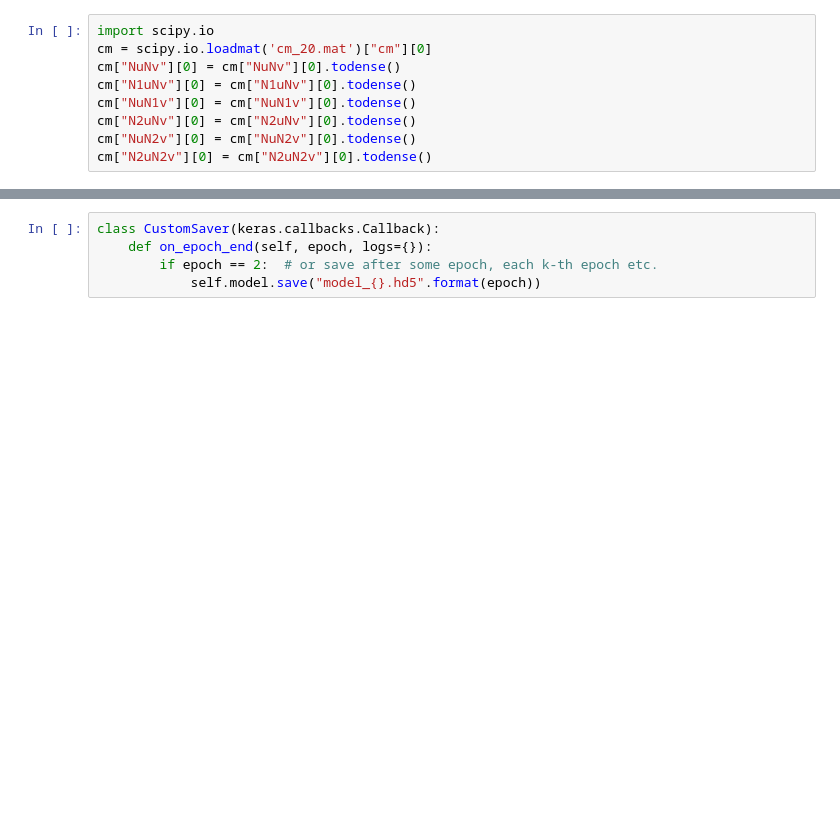
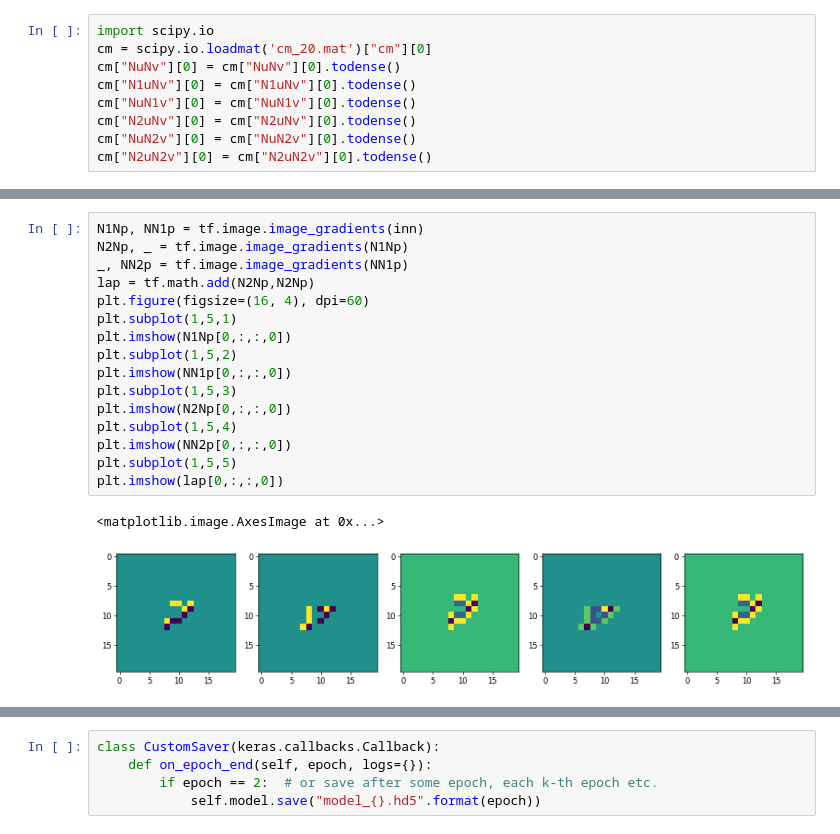
Before and after one commit to kuanrenqian/RecurrentNG, a Jupyter notebook: tensorflow_version/NeuronGrowthML_main_test.ipynb, the cells around one changed output, grey strips where cells are left out. Saved outputs shown, nothing was run; the diff lists cells and outputs as text; blank space fills up the shorter version.

Commit message:
Updated custom loss function with tf.image (work in progess)

```diff
--- a/tensorflow_version/NeuronGrowthML_main_test.ipynb
+++ b/tensorflow_version/NeuronGrowthML_main_test.ipynb
@@ -295,3 +366,22 @@ def PINN_loss(cm, inp):
+# %%
+N1Np, NN1p = tf.image.image_gradients(inn)
+N2Np, _ = tf.image.image_gradients(N1Np)
+_, NN2p = tf.image.image_gradients(NN1p)
+lap = tf.math.add(N2Np,N2Np)
+plt.figure(figsize=(16, 4), dpi=60)
+plt.subplot(1,5,1)
+plt.imshow(N1Np[0,:,:,0])
+plt.subplot(1,5,2)
+plt.imshow(NN1p[0,:,:,0])
+plt.subplot(1,5,3)
+plt.imshow(N2Np[0,:,:,0])
+plt.subplot(1,5,4)
+plt.imshow(NN2p[0,:,:,0])
+plt.subplot(1,5,5)
+plt.imshow(lap[0,:,:,0])
+# %% [output]
+<matplotlib.image.AxesImage at 0x...>
+[figure, added]
 # %%
 model = keras.models.Model(inp, x1)
 model.compile(
```
Also changed, not shown: parts of 8 cells of this notebook, 8 other files.
